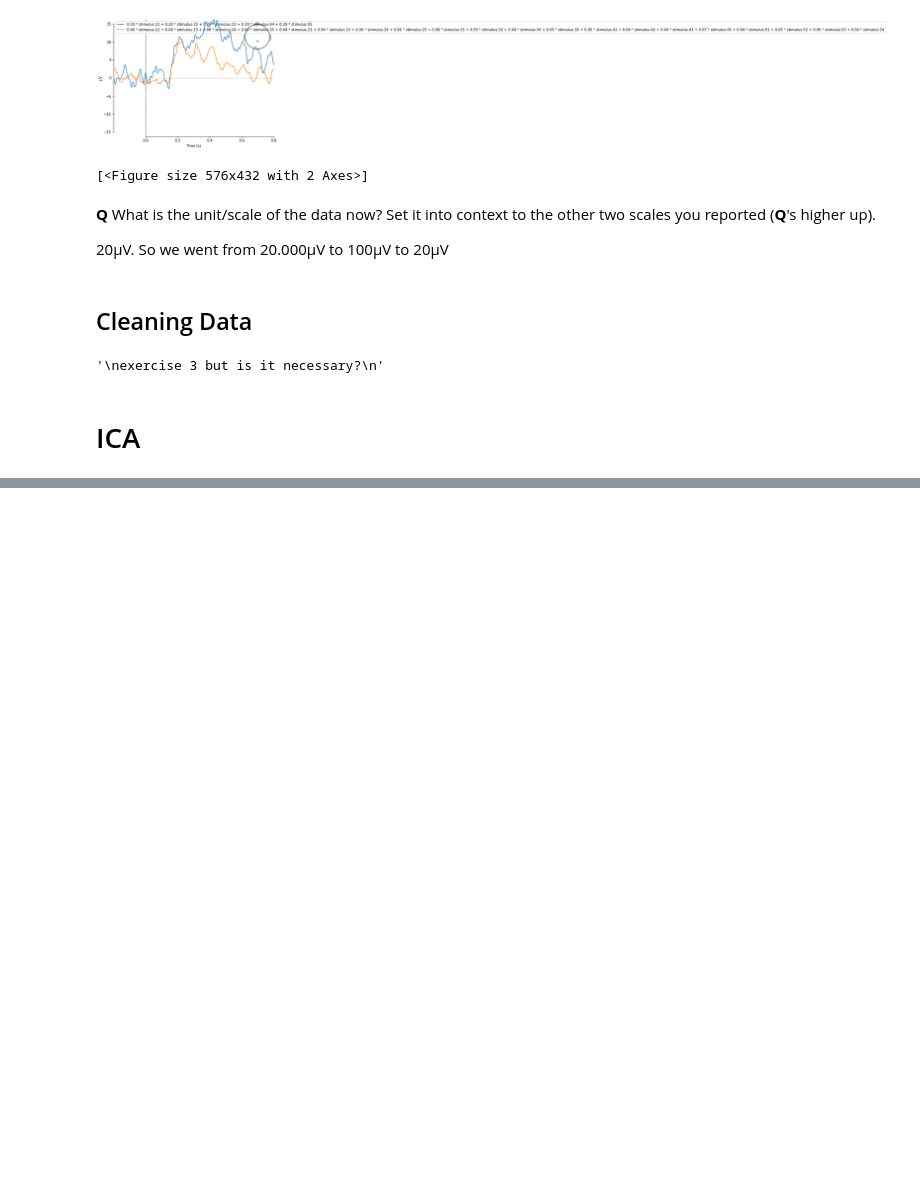
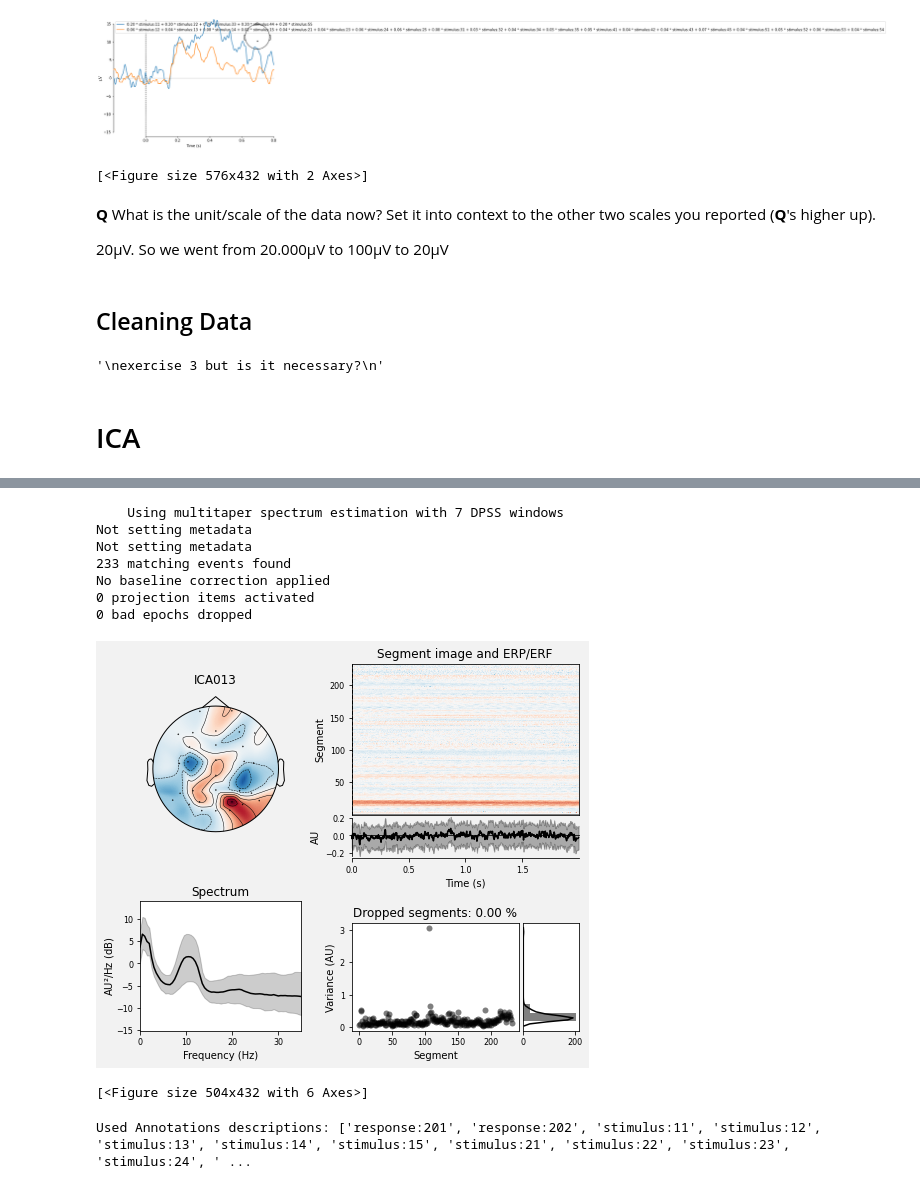
Before and after one commit to christianreiser/EEG_analysis, a Jupyter notebook: semesterproject/semesterproject.ipynb, the cells around one changed output, grey strips where cells are left out. Cells and saved outputs as stored; diff of their text form; code cells hidden in the pictures; blank space fills up the shorter version.

```diff
--- a/semesterproject/semesterproject.ipynb
+++ b/semesterproject/semesterproject.ipynb
@@ -303,0 +331,19 @@ raw_f.resample(256, npad="auto")  # set sampling frequency to 256 Hz as in Kappe
+# %%
+# inspect components
+ica.plot_properties(raw,picks='Pz',psd_args={'fmax': 35.},reject=None)
+# %% [output]
+    Using multitaper spectrum estimation with 7 DPSS windows
+Not setting metadata
+Not setting metadata
+233 matching events found
+No baseline correction applied
+0 projection items activated
+0 bad epochs dropped
+[figure, added]
+[<Figure size 504x432 with 6 Axes>]
+# %%
+evts,evts_dict = mne.events_from_annotations(raw)
+wanted_keys = [e for e in evts_dict.keys() if "response" in e]
+evts_dict_stim=dict((k, evts_dict[k]) for k in wanted_keys if k in evts_dict)
+# %% [output]
+Used Annotations descriptions: ['response:201', 'response:202', 'stimulus:11', 'stimulus:12', 'stimulus:13', 'stimulus:14', 'stimulus:15', 'stimulus:21', 'stimulus:22', 'stimulus:23', 'stimulus:24', ' ...
```
Also changed, not shown: parts of 9 cells of this notebook, 1 other file.
